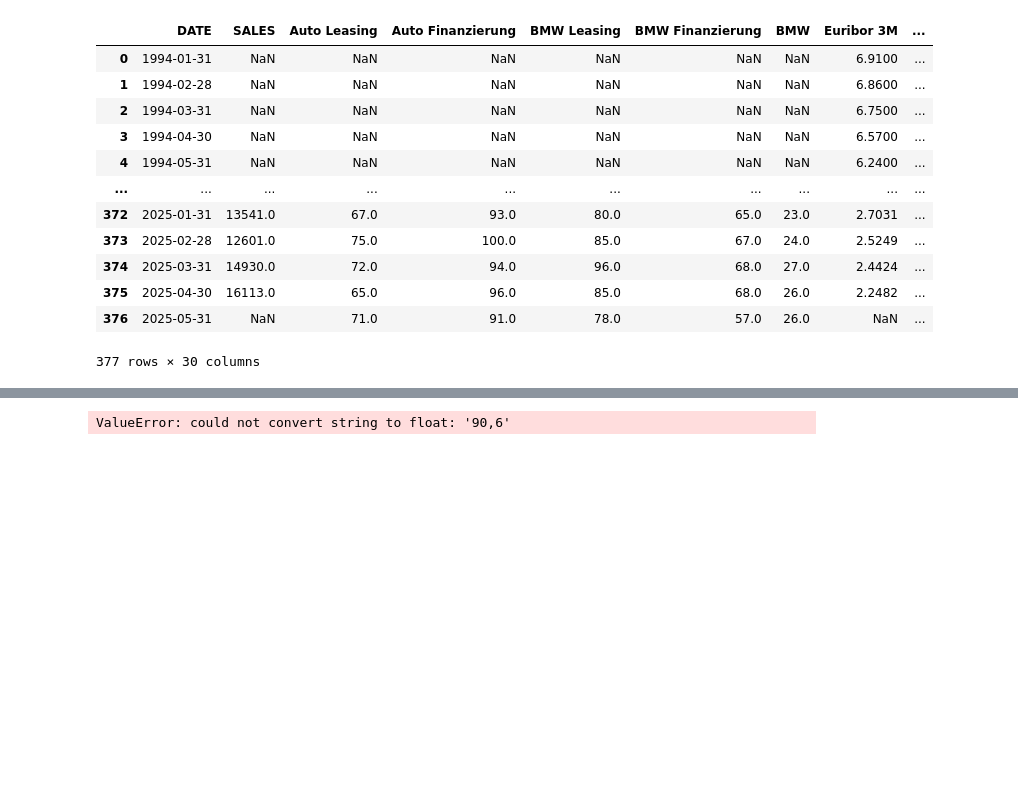
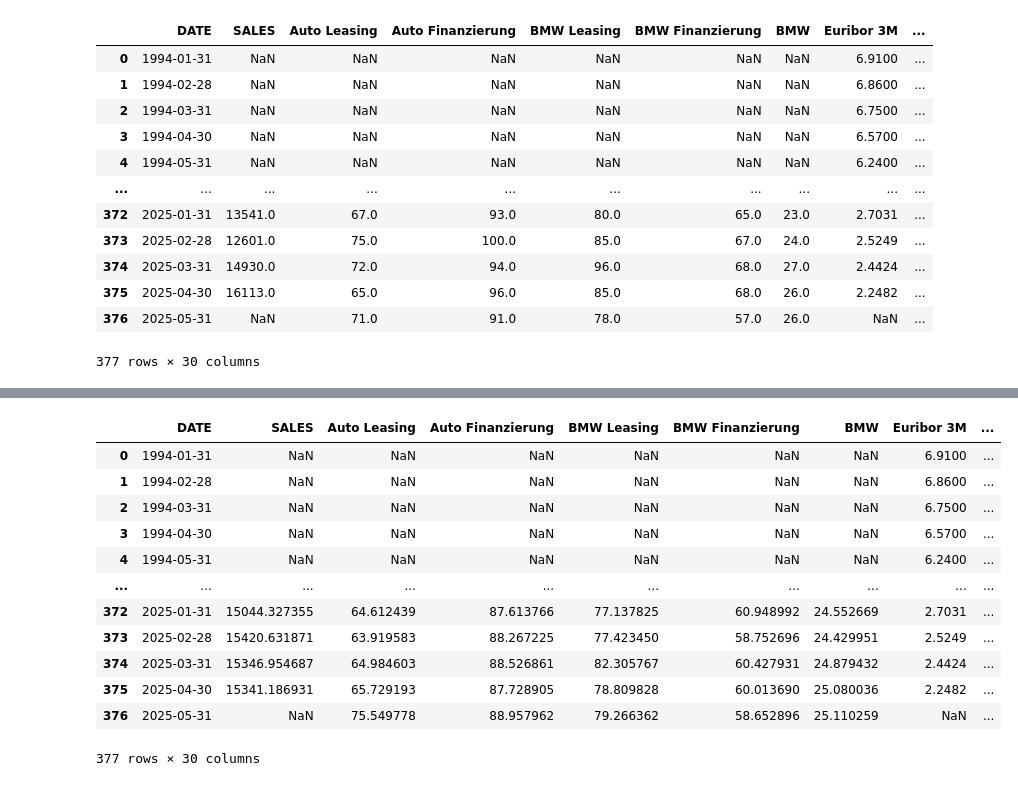
Before and after one commit to Philipp-Manhart/PA-II, a Jupyter notebook: code.ipynb, the cells around one changed output, grey strips where cells are left out. Saved outputs shown, nothing was run; the diff lists cells and outputs as text; code cells hidden in the pictures; blank space fills up the shorter version.

```diff
--- a/code.ipynb
+++ b/code.ipynb
@@ -273,44 +276,69 @@ df_ds
 # %%
 # seasonal adjustment
 # data by IFO-Institut already seasonally adjusted
 
 from statsmodels.tsa.seasonal import STL
-
 # List of columns to be seasonally adjusted
 seasonal_cols = [
-    'SALES',
-    'Auto Leasing',
-    'Auto Finanzierung',
-    'BMW Leasing',
-    'BMW Finanzierung',
-    'BMW',
-    'Gebrauchtwagenpreisindex',
-    'Bestand Arbeitslose',
-    'Zugang Arbeitslose',
-    'Abgang Arbeitslose',
-    'Arbeitslosenquote',
-    'Verbraucherpreisindex',
-    'Index der Einzelhandelspreise',
-    'Index der Erzeugerpreise gewerblicher Produkte',
-    'Index der Grosshandelsverkaufspreise',
-    'Index der Einfuhrpreise',
-    'Index der Ausfuhrpreise'
+    "SALES",
+    "Auto Leasing",
+    "Auto Finanzierung",
+    "BMW Leasing",
+    "BMW Finanzierung",
+    "BMW",
+    "Gebrauchtwagenpreisindex",
+    "Bestand Arbeitslose",
+    "Zugang Arbeitslose",
+    "Abgang Arbeitslose",
+    "Arbeitslosenquote",
+    "Verbraucherpreisindex",
+    "Index der Einzelhandelspreise",
+    "Index der Erzeugerpreise gewerblicher Produkte",
+    "Index der Growsshandelsverkaufspreise",
+    "Index der Einfuhrpreise",
+    "Index der Ausfuhrpreise",
 ]
 
 df_sa = df.copy()
-df_sa['DATE'] = pd.to_datetime(df_sa['DATE'])
-df_sa = df_sa.set_index('DATE')
+df_sa["DATE"] = pd.to_datetime(df_sa["DATE"])
+df_sa = df_sa.set_index("DATE")
 
 for col in seasonal_cols:
-  stl = STL(df_sa[col], period=12, robust=True)
-  res = stl.fit()
-  df_sa[col] = res.trend + res.resid  # seasonally adjusted
+    if col in df_sa.columns:
+        series = df_sa[col].dropna()  # Remove NaNs
+        if len(series) > 2 * 12:  # Check if enough data points (period=12)
+            stl = STL(series, period=12, robust=True)
+            res = stl.fit()
+            # Place the seasonally adjusted data back, aligning with the original index
+            df_sa[col] = pd.Series(res.trend + res.resid, index=series.index)
+        else:
+            print(
+                f"Column '{col}' has insufficient data points ({len(series)}) for STL decomposition after dropping NaNs. Skipping."
+            )
+            # Optionally, fill with NaNs or keep original if not enough data
+            df_sa[col] = np.nan
+    else:
+        print(
+            f"Warning: Column '{col}' not found in DataFrame df_sa."
+        )  # seasonally adjusted
 
 df_sa = df_sa.reset_index()
 
 df_sa
 # %% [output]
+|  | DATE | SALES | Auto Leasing | Auto Finanzierung | BMW Leasing | BMW Finanzierung | BMW | Euribor 3M | ... |
+| 0 | 1994-01-31 | NaN | NaN | NaN | NaN | NaN | NaN | 6.9100 | ... |
+| 1 | 1994-02-28 | NaN | NaN | NaN | NaN | NaN | NaN | 6.8600 | ... |
+| 2 | 1994-03-31 | NaN | NaN | NaN | NaN | NaN | NaN | 6.7500 | ... |
+| 3 | 1994-04-30 | NaN | NaN | NaN | NaN | NaN | NaN | 6.5700 | ... |
+| 4 | 1994-05-31 | NaN | NaN | NaN | NaN | NaN | NaN | 6.2400 | ... |
+| ... | ... | ... | ... | ... | ... | ... | ... | ... | ... |
+| 372 | 2025-01-31 | 15044.327355 | 64.612439 | 87.613766 | 77.137825 | 60.948992 | 24.552669 | 2.7031 | ... |
+| 373 | 2025-02-28 | 15420.631871 | 63.919583 | 88.267225 | 77.423450 | 58.752696 | 24.429951 | 2.5249 | ... |
+| 374 | 2025-03-31 | 15346.954687 | 64.984603 | 88.526861 | 82.305767 | 60.427931 | 24.879432 | 2.4424 | ... |
+| 375 | 2025-04-30 | 15341.186931 | 65.729193 | 87.728905 | 78.809828 | 60.013690 | 25.080036 | 2.2482 | ... |
+| 376 | 2025-05-31 | NaN | 75.549778 | 88.957962 | 79.266362 | 58.652896 | 25.110259 | NaN | ... |
-ValueError: could not convert string to float: '90,6'
+377 rows × 30 columns
 # %%
 # feature engineering
 df_fe = df_sa.copy()
```
Also changed, not shown: parts of 6 cells of this notebook, 1 other file.
